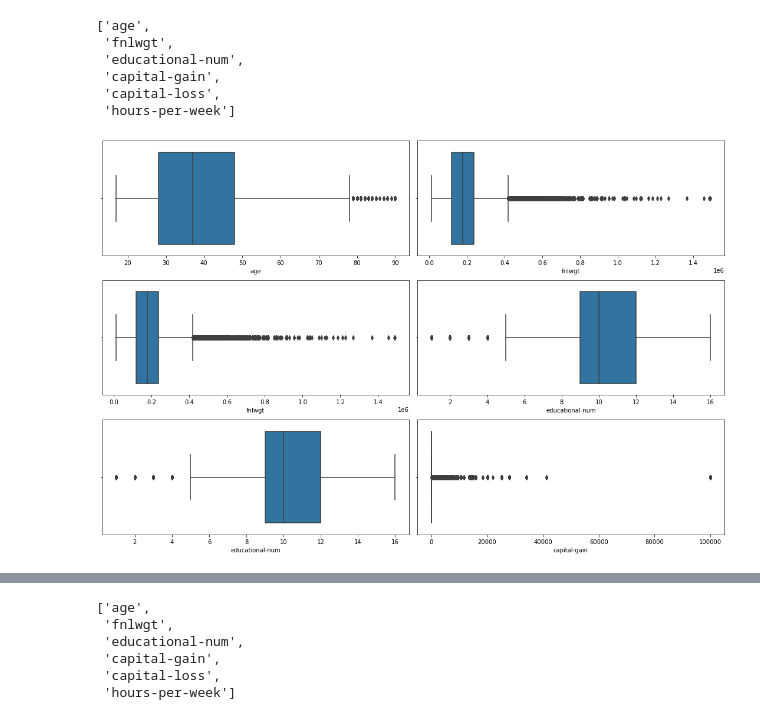
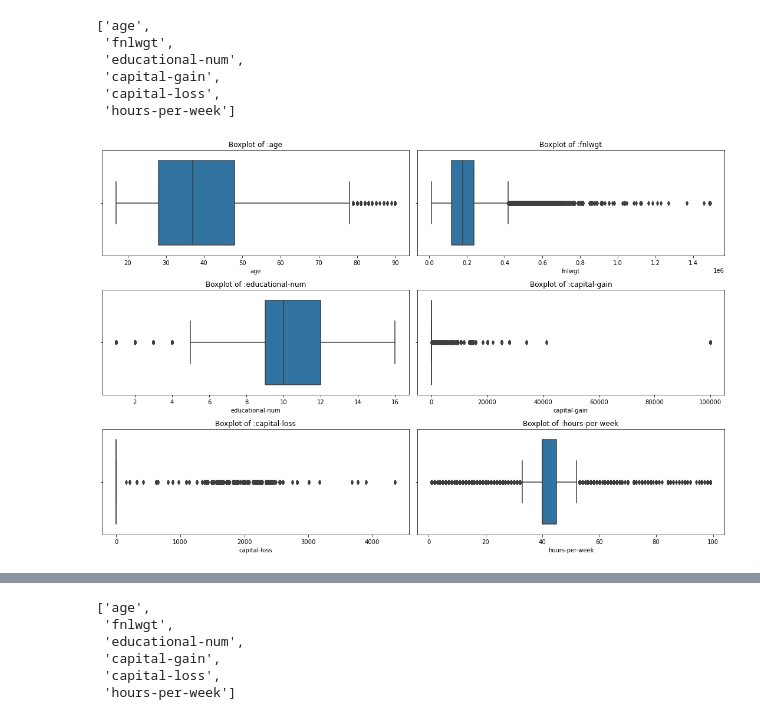
Before and after one commit to Adi161201/Internship_July_22, a Jupyter notebook: Data Analysis-2/data2.ipynb, the cells around one changed output, grey strips where cells are left out. Saved outputs shown, nothing was run; the diff lists cells and outputs as text; code cells hidden in the pictures.

```diff
--- a/Data Analysis-2/data2.ipynb
+++ b/Data Analysis-2/data2.ipynb
@@ -528,7 +507,7 @@ df1[df1['workclass']==df1['workclass'].isnull()]
 |  | age | workclass | fnlwgt | education | educational-num | marital-status | occupation | relationship | ... |
 # %%
 for i in col_nan:
-    df[i].fillna('Unknown', inplace=True)
+    df1[i].fillna('Unknown', inplace=True)
 # %%
 df1['occupation'].value_counts()
 # %% [output]
@@ -554,7 +570,7 @@ df1['occupation'].isnull().sum()
 # %% [markdown]
 # Treating Outliers
 # %%
-num_col=[i for i in df.columns if df[i].dtype!='object']
+num_col=[i for i in df1.columns if df1[i].dtype!='object']
 num_col
 # %% [output]
 ['age',
@@ -574,13 +590,15 @@ def plot_outliers(col_name,dataframe):
 # %%
 
 fig,ax=plt.subplots(3,2,figsize=(15,10))
 i=0
-while i<3:
+cnt=0
+while i<5:
 
-    sns.boxplot(x=num_col[i], data=df,ax=ax[i][0])
-    sns.boxplot(x=num_col[i+1], data=df,ax=ax[i][1])
+    sns.boxplot(x=num_col[i], data=df1,ax=ax[cnt][0]).set(title= 'Boxplot of :' + num_col[i])
+    sns.boxplot(x=num_col[i+1], data=df1,ax=ax[cnt][1]).set(title='Boxplot of :' + num_col[i+1])
+    cnt=cnt+1
 
     plt.tight_layout()
-    i=i+1
+    i=i+2
 # %% [output]
-[figure, old version]
+[figure, new version]
```
Also changed, not shown: parts of 60 cells of this notebook, 1 other file.
